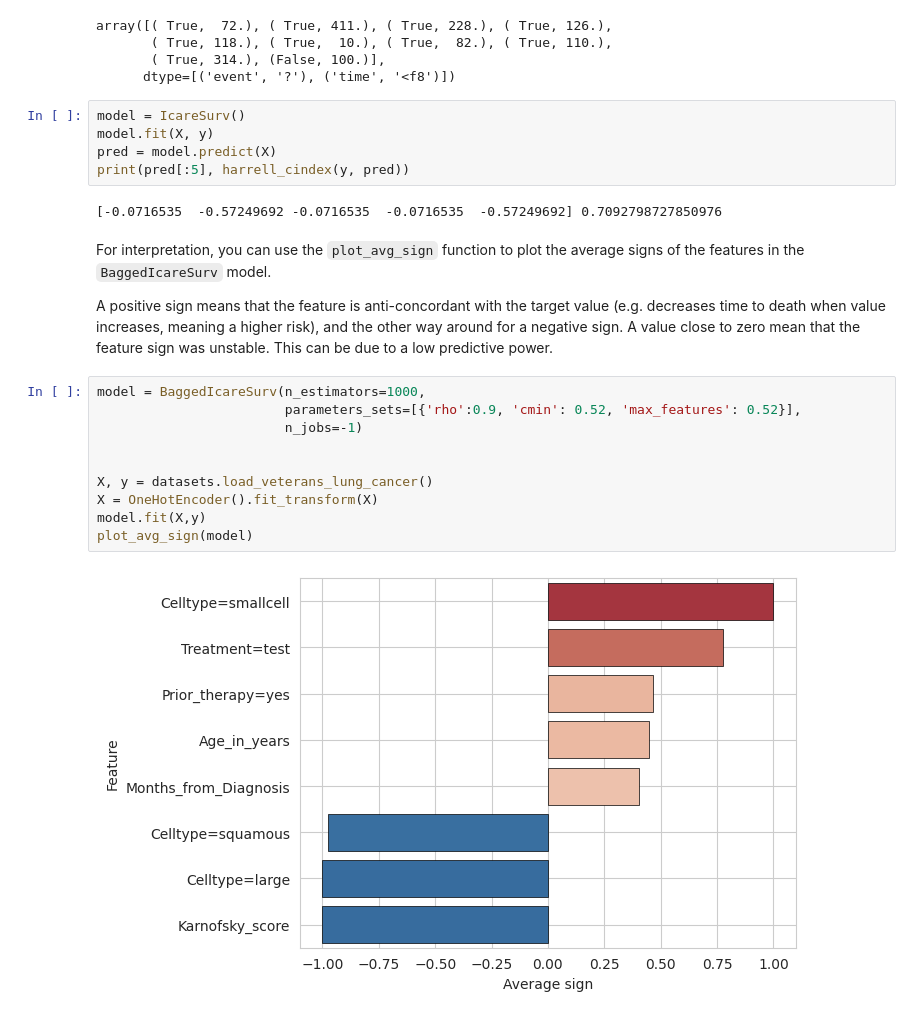
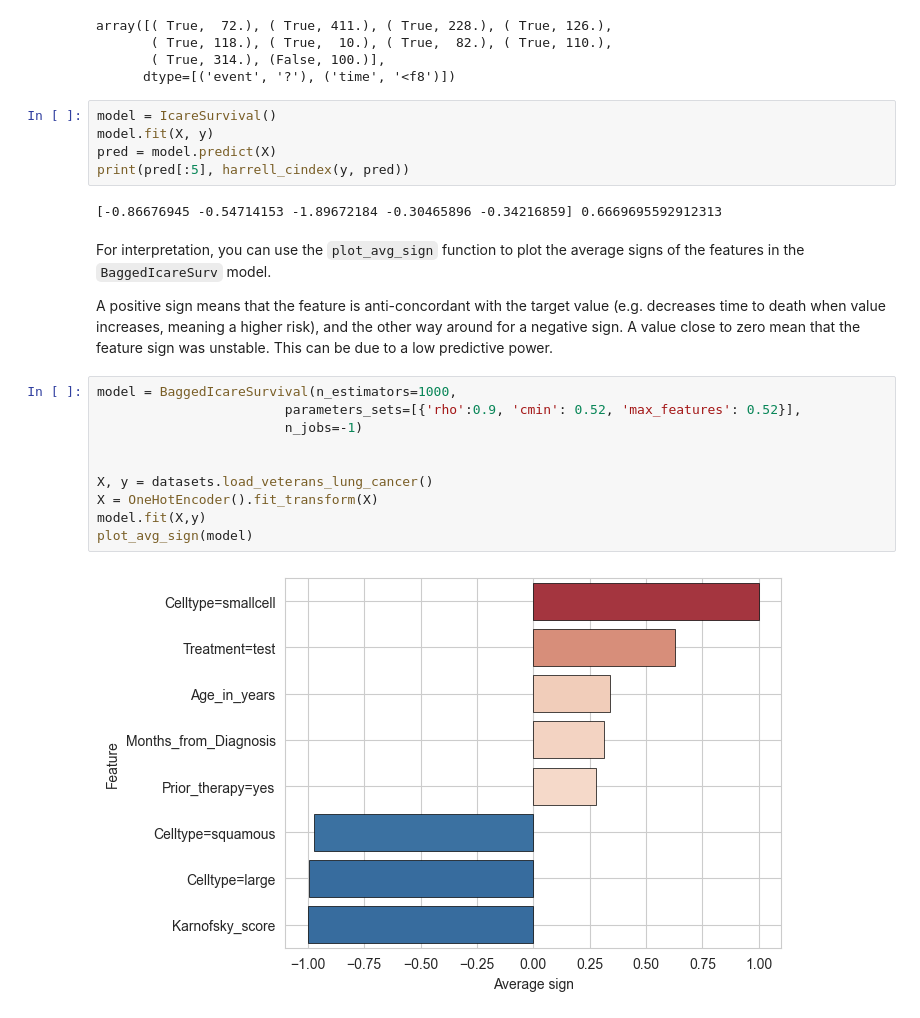
Before and after one commit to Lrebaud/ICARE, a Jupyter notebook: notebook/survival_examples.ipynb, the cells around one changed output. Saved outputs shown, nothing was run; the diff lists cells and outputs as text.

```diff
--- a/notebook/survival_examples.ipynb
+++ b/notebook/survival_examples.ipynb
@@ -75,25 +75,25 @@ array([( True,  72.), ( True, 411.), ( True, 228.), ( True, 126.),
        ( True, 314.), (False, 100.)],
       dtype=[('event', '?'), ('time', '<f8')])
 # %%
-model = IcareSurv()
+model = IcareSurvival()
 model.fit(X, y)
 pred = model.predict(X)
 print(pred[:5], harrell_cindex(y, pred))
 # %% [output]
-[-0.0716535  -0.57249692 -0.0716535  -0.0716535  -0.57249692] 0.7092798727850976
+[-0.86676945 -0.54714153 -1.89672184 -0.30465896 -0.34216859] 0.6669695592912313
 # %% [markdown]
 For interpretation, you can use the `plot_avg_sign` function to plot the average signs of the features in the `BaggedIcareSurv` model.
 
 A positive sign means that the feature is anti-concordant with the target value (e.g. decreases time to death when value increases, meaning a higher risk), and the other way around for a negative sign. A value close to zero mean that the feature sign was unstable. This can be due to a low predictive power.
 # %%
-model = BaggedIcareSurv(n_estimators=1000,
+model = BaggedIcareSurvival(n_estimators=1000,
                         parameters_sets=[{'rho':0.9, 'cmin': 0.52, 'max_features': 0.52}],
                         n_jobs=-1)
 
 
 X, y = datasets.load_veterans_lung_cancer()
 X = OneHotEncoder().fit_transform(X)
 model.fit(X,y)
 plot_avg_sign(model)
 # %% [output]
-[figure, old version]
+[figure, new version]
```
Also changed, not shown: parts of 4 cells of this notebook, 10 other files.
